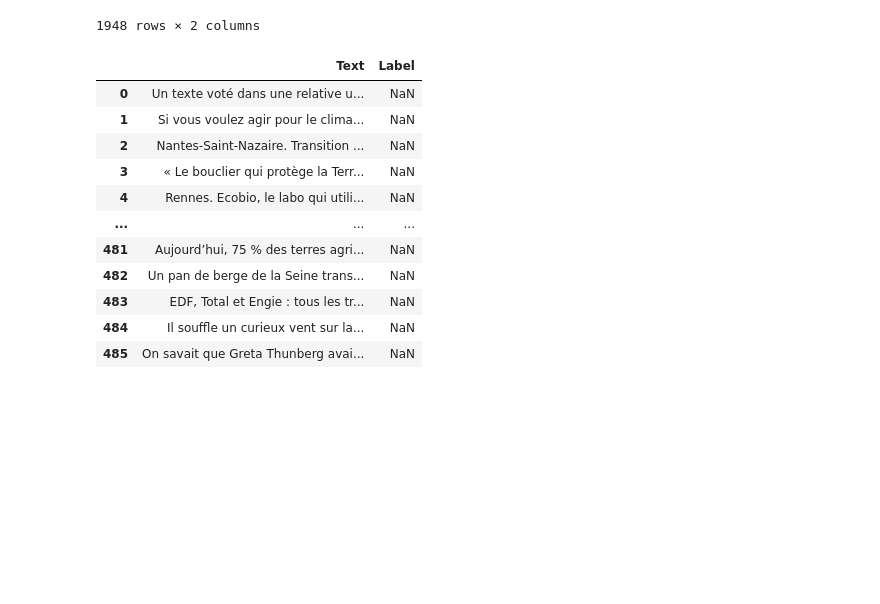
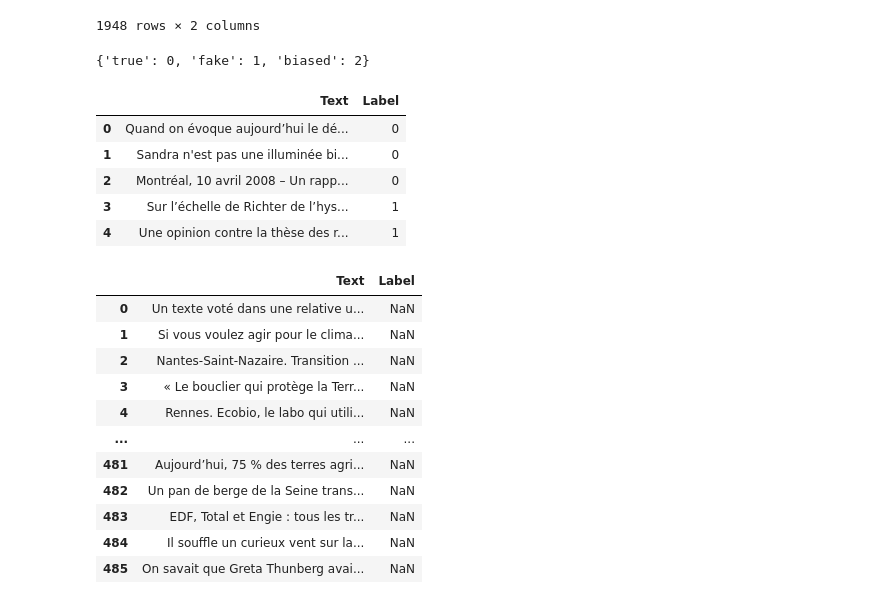
Before and after one commit to GheorghitaAndrei/prediction_challenge_SII, a Jupyter notebook: FakeNewsDetection.ipynb, the cells around one changed output. Drawn from its saved outputs; the diff is of its cells as text; code cells hidden in the pictures; blank space fills up the shorter version.

```diff
--- a/FakeNewsDetection.ipynb
+++ b/FakeNewsDetection.ipynb
@@ -5,8 +5,8 @@ import numpy as np
 import pandas as pd
 import matplotlib.pyplot as plt
 # %%
-train_data = pd.read_csv('train.csv')
-train_data
+train_df = pd.read_csv('/content/train.csv')
+train_df
 # %% [output]
 |  | Text | Label |
 | 0 | Quand on évoque aujourd’hui le dé... | true |
@@ -21,4 +21,24 @@ train_data
 | 1946 | Climat. La Cop26 de Glasgow sonne... | true |
 | 1947 | L'élévation du niveau de la mer d... | fake |
 1948 rows × 2 columns
+# %%
+labels = train_df["Label"].unique()
+labels
+labels_mapping = {}
+
+for i in range(len(labels)):
+  if labels[i] not in labels_mapping:
+      labels_mapping[labels[i]] = i
+print(labels_mapping)
+
+train_df["Label"] = train_df["Label"].map(labels_mapping)
+train_df.head()
+# %% [output]
+{'true': 0, 'fake': 1, 'biased': 2}
+|  | Text | Label |
+| 0 | Quand on évoque aujourd’hui le dé... | 0 |
+| 1 | Sandra n'est pas une illuminée bi... | 0 |
+| 2 | Montréal, 10 avril 2008 – Un rapp... | 0 |
+| 3 | Sur l’échelle de Richter de l’hys... | 1 |
+| 4 | Une opinion contre la thèse des r... | 1 |
 # %%
```
Also changed, not shown: parts of 10 cells of this notebook.
